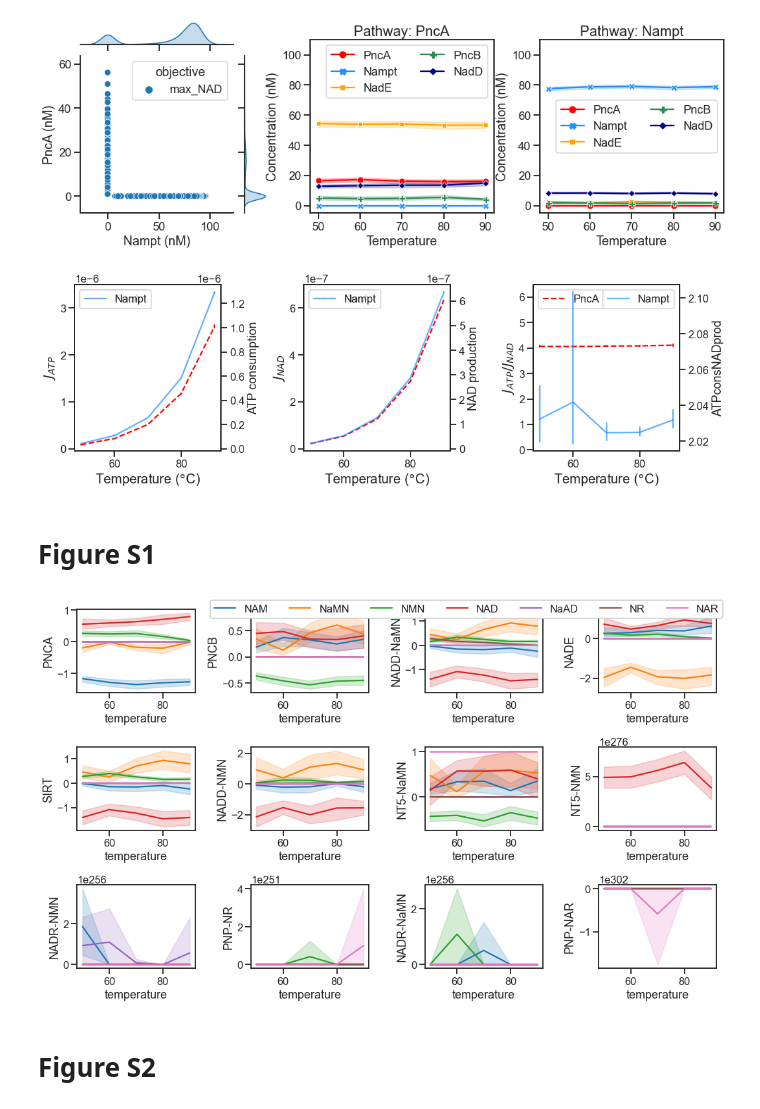
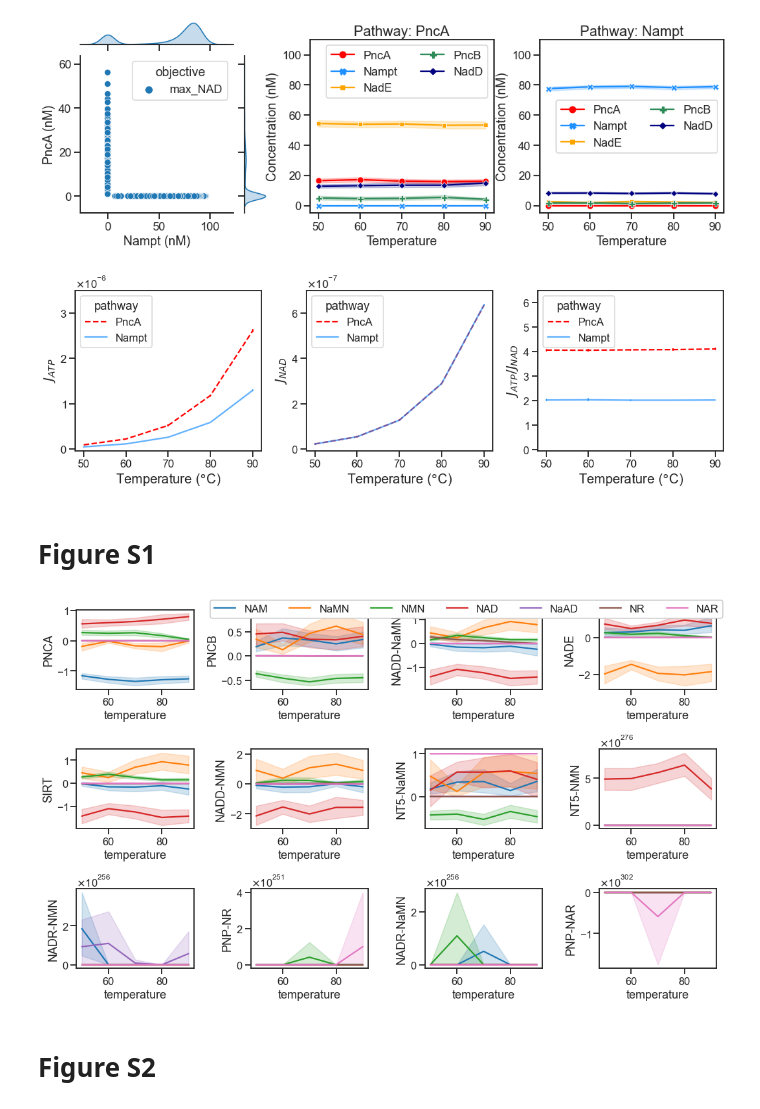
Before and after one commit to MolecularBioinformatics/thermophilesNAD, a Jupyter notebook: python_codes/plotresults.ipynb, the cells around one changed output. Drawn from its saved outputs; the diff is of its cells as text; code cells hidden in the pictures.

```diff
--- a/python_codes/plotresults.ipynb
+++ b/python_codes/plotresults.ipynb
@@ -106,16 +105,16 @@ def subplot_fluxes(F, save=False, filename='', **kwargs):
 # %%
 # Figure 6D, 6E and 6F
 F = pd.read_csv('../data/fluxes_max_NAD_1.csv', sep='\t', index_col=0)
-subplot_fluxes(F, ylim1=[-5e-8, 3.5e-6], ylim2=[-1e-8, 7e-7], ylim3=[-0.05, 6.5])
+pl.subplot_fluxes(F, ylim1=[-5e-8, 3.5e-6], ylim2=[-1e-8, 7e-7], ylim3=[-0.05, 6.5])#, save=True, filename='../images/flux_max_NAD_1.png')
 # %% [output]
-[figure, old version]
+[figure, new version]
 # %% [markdown]
 # Figure S1
 # %%
 CC_PNCA = pd.read_csv('../data/CC_PNCA.csv', sep='\t', index_col=0)
-pl.controlcoefficients(CC=CC_PNCA.drop('NAMPT', axis=1))
+pl.controlcoefficients(CC=CC_PNCA.drop('NAMPT', axis=1), save=True, filename='../../Thermophiles/paper/figures/submission/FigureS1.png')
 # %% [output]
-[figure, old version]
+[figure, new version]
 # %% [markdown]
 # Figure S2
 # %%
```
Also changed, not shown: parts of 11 cells of this notebook, 2 other files.
